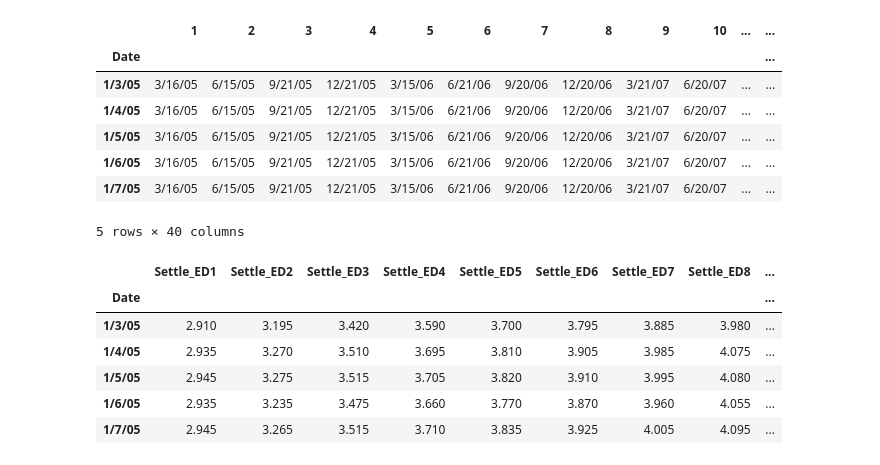
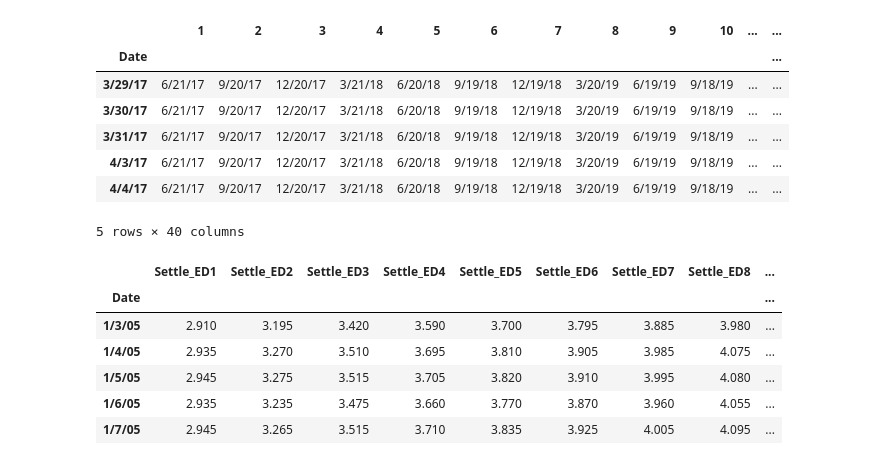
Before and after one commit to hqcsteven0307/Fixed-Income-Quant-Trading, a Jupyter notebook: Fixed Income Quant Trading/HW3/HW3_Qichao_Huang.ipynb, the cells around one changed output. Saved outputs shown, nothing was run; the diff lists cells and outputs as text; code cells hidden in the pictures.

```diff
--- a/Fixed Income Quant Trading/HW3/HW3_Qichao_Huang.ipynb
+++ b/Fixed Income Quant Trading/HW3/HW3_Qichao_Huang.ipynb
@@ -7,18 +7,18 @@ data1=data1.loc['1/3/05':]
 # %%
 data2=pd.read_csv("imm_Quandl_Rolling_EDs.csv",index_col=[0])
 data2.index.name="Date"
 #data2=data2.iloc[0:np.where(data2.index=='4/4/2017')[0][0]+1]
 data2=data2.loc['1/3/05':]
 #data1.index=data2.index
-data2.head()
+data2.tail()
 # %% [output]
 |  | 1 | 2 | 3 | 4 | 5 | 6 | 7 | 8 | 9 | 10 | ... | ... |
 | Date |  |  |  |  |  |  |  |  |  |  |  | ... |
-| 1/3/05 | 3/16/05 | 6/15/05 | 9/21/05 | 12/21/05 | 3/15/06 | 6/21/06 | 9/20/06 | 12/20/06 | 3/21/07 | 6/20/07 | ... | ... |
-| 1/4/05 | 3/16/05 | 6/15/05 | 9/21/05 | 12/21/05 | 3/15/06 | 6/21/06 | 9/20/06 | 12/20/06 | 3/21/07 | 6/20/07 | ... | ... |
-| 1/5/05 | 3/16/05 | 6/15/05 | 9/21/05 | 12/21/05 | 3/15/06 | 6/21/06 | 9/20/06 | 12/20/06 | 3/21/07 | 6/20/07 | ... | ... |
-| 1/6/05 | 3/16/05 | 6/15/05 | 9/21/05 | 12/21/05 | 3/15/06 | 6/21/06 | 9/20/06 | 12/20/06 | 3/21/07 | 6/20/07 | ... | ... |
-| 1/7/05 | 3/16/05 | 6/15/05 | 9/21/05 | 12/21/05 | 3/15/06 | 6/21/06 | 9/20/06 | 12/20/06 | 3/21/07 | 6/20/07 | ... | ... |
+| 3/29/17 | 6/21/17 | 9/20/17 | 12/20/17 | 3/21/18 | 6/20/18 | 9/19/18 | 12/19/18 | 3/20/19 | 6/19/19 | 9/18/19 | ... | ... |
+| 3/30/17 | 6/21/17 | 9/20/17 | 12/20/17 | 3/21/18 | 6/20/18 | 9/19/18 | 12/19/18 | 3/20/19 | 6/19/19 | 9/18/19 | ... | ... |
+| 3/31/17 | 6/21/17 | 9/20/17 | 12/20/17 | 3/21/18 | 6/20/18 | 9/19/18 | 12/19/18 | 3/20/19 | 6/19/19 | 9/18/19 | ... | ... |
+| 4/3/17 | 6/21/17 | 9/20/17 | 12/20/17 | 3/21/18 | 6/20/18 | 9/19/18 | 12/19/18 | 3/20/19 | 6/19/19 | 9/18/19 | ... | ... |
+| 4/4/17 | 6/21/17 | 9/20/17 | 12/20/17 | 3/21/18 | 6/20/18 | 9/19/18 | 12/19/18 | 3/20/19 | 6/19/19 | 9/18/19 | ... | ... |
 5 rows × 40 columns
 # %%
 data1.fillna(method='ffill',limit=5);
```
Also changed, not shown: parts of 1 cell of this notebook, 23 other files.
